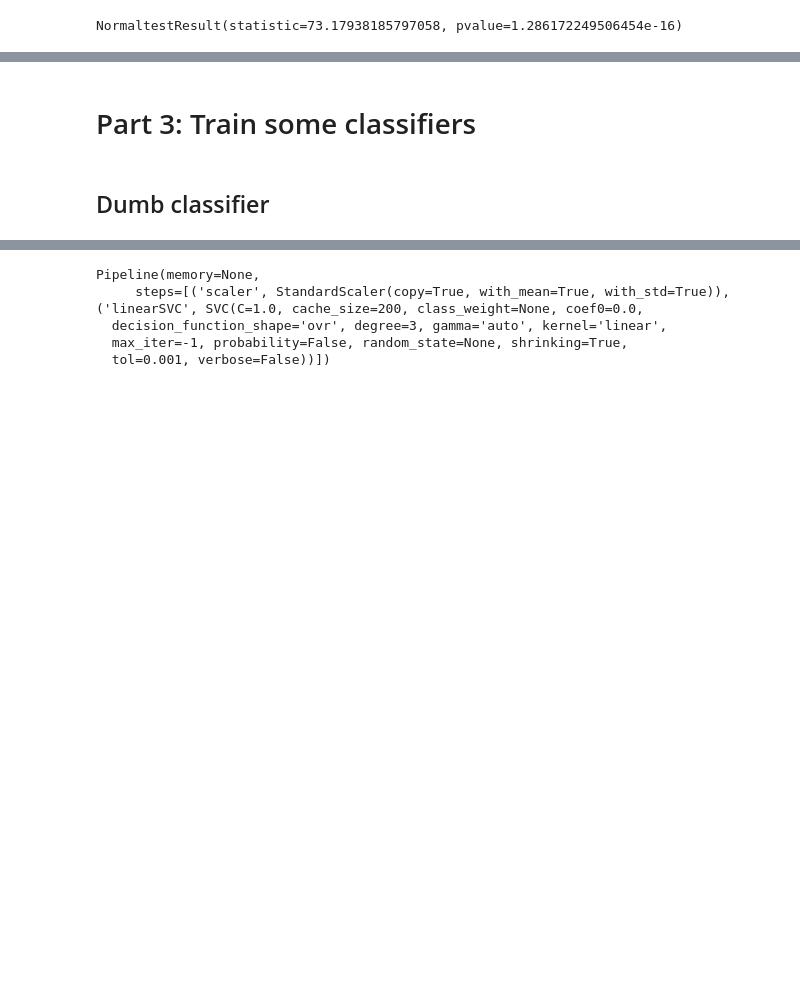
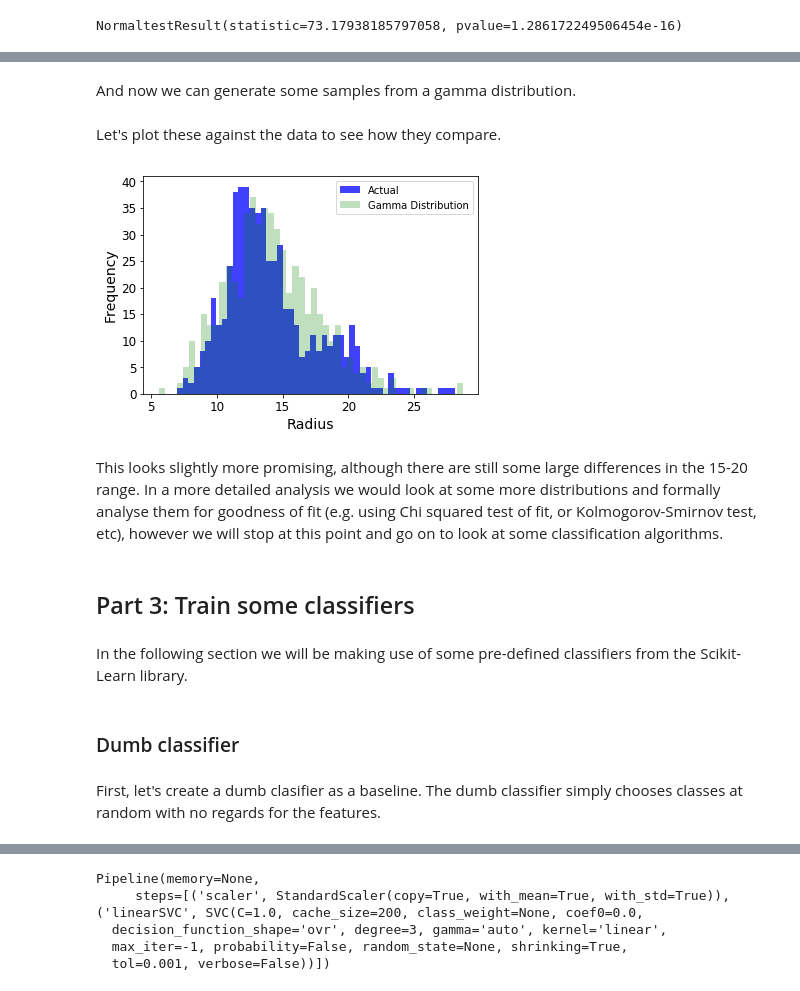
Before and after one commit to ikhaliq42/WDBC-Dataset, a Jupyter notebook: WDBC-Dataset.ipynb, the cells around one changed output, grey strips where cells are left out. Cells and saved outputs as stored; diff of their text form; code cells hidden in the pictures; blank space fills up the shorter version.

```diff
--- a/CTMLS_Homework.ipynb
+++ b/WDBC-Dataset.ipynb
@@ -193,4 +241,29 @@ Could try: log-normal distrbution, gamma distribution
+# %%
+beta = std ** 2 / mean
+alpha = mean / beta
+# %% [markdown]
+And now we can generate some samples from a gamma distribution.
+# %%
+gamma_samples = [random.gammavariate(alpha, beta) for _ in range(n_samples)]
+# %% [markdown]
+Let's plot these against the data to see how they compare.
+# %%
+plt.figure(3)
+plt.hist(actual_samples, 50, alpha=0.75, label='Actual', density=False, color='b')
+plt.hist(gamma_samples, 50, alpha=0.25, label='Gamma Distribution', density=False, color='g')
+plt.legend(loc='upper right')
+plt.xlabel('Radius')
+plt.ylabel('Frequency')
+plt.show()
+# %% [output]
+[figure, added]
+# %% [markdown]
+This looks slightly more promising, although there are still some large differences in the 15-20 range. In a more detailed analysis we would look at some more distributions and formally analyse them for goodness of fit (e.g. using Chi squared test of fit, or Kolmogorov-Smirnov test, etc), however we will stop at this point and go on to look at some classification algorithms.
 # %% [markdown]
-# Part 3: Train some classifiers
+## Part 3: Train some classifiers
+# %% [markdown]
+In the following section we will be making use of some pre-defined classifiers from the Scikit-Learn library.
 # %% [markdown]
-## Dumb classifier
+### Dumb classifier
+# %% [markdown]
+First, let's create a dumb clasifier as a baseline. The dumb classifier simply chooses classes at random with no regards for the features.
```
Also changed, not shown: parts of 104 cells of this notebook.
